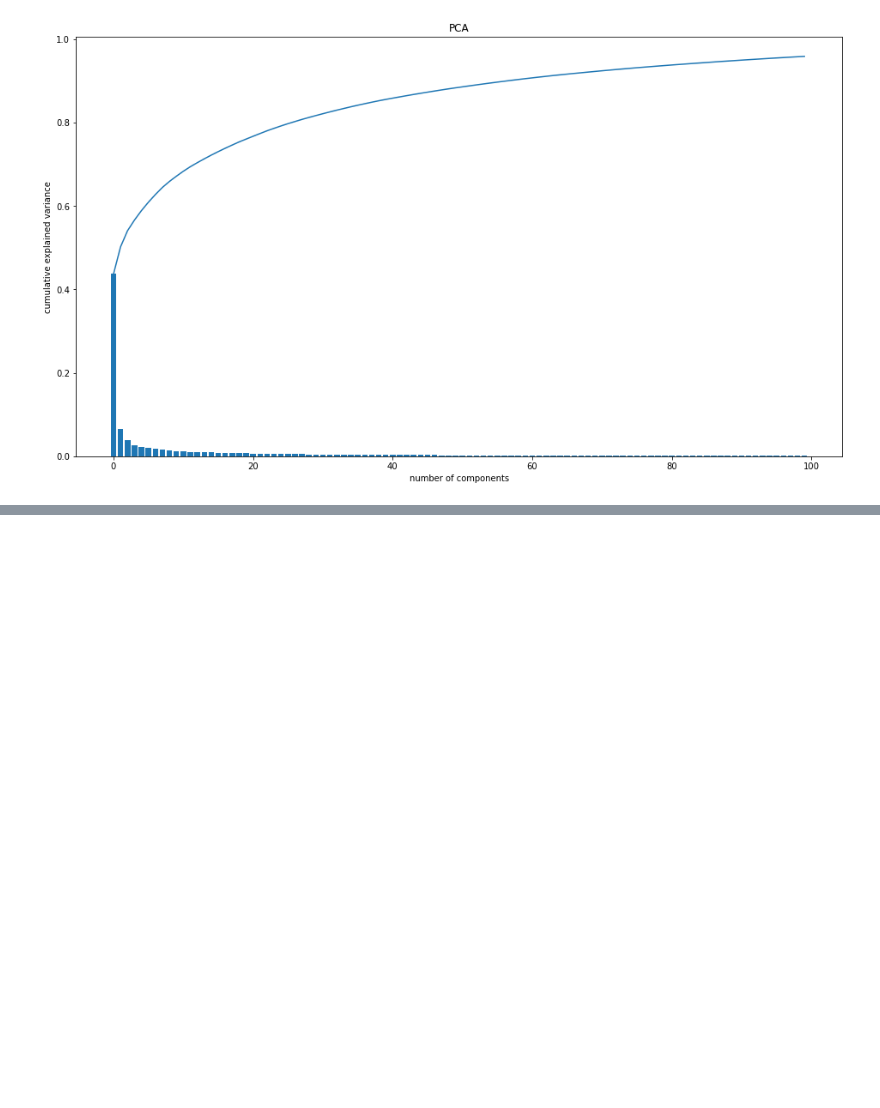
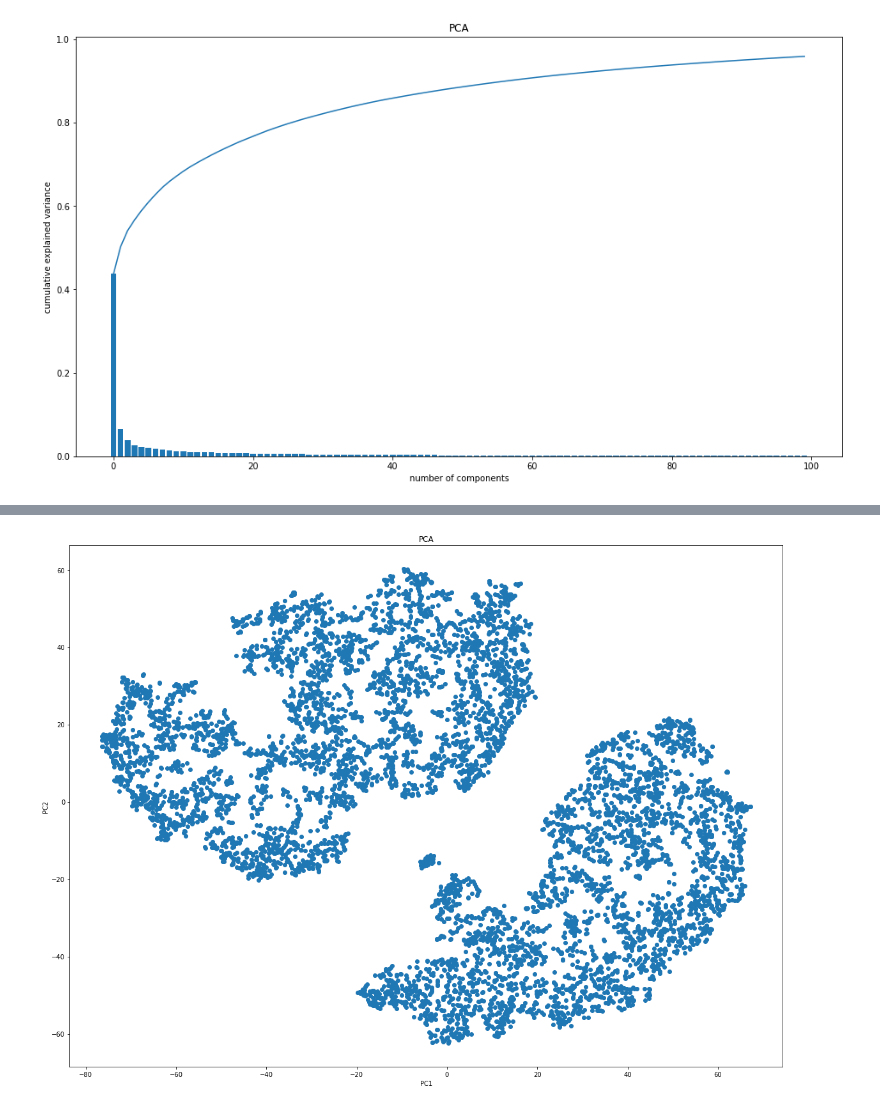
Before and after one commit to gekas145/WUM-2021-Projekty, a Jupyter notebook: Projekt2/feature_engineering_and_baseline.ipynb, the cells around one changed output, grey strips where cells are left out. Saved outputs shown, nothing was run; the diff lists cells and outputs as text; code cells hidden in the pictures; blank space fills up the shorter version.

```diff
--- a/Projekt2/feature_engineering_and_baseline.ipynb
+++ b/Projekt2/feature_engineering_and_baseline.ipynb
@@ -79,3 +106,18 @@ plt.show()
+# %%
+pca = PCA(n_components = 5)
+pca_comp = pca.fit_transform(X_train)
+tsne = TSNE(n_components = 2, perplexity = 50)
+tsne_comp = tsne.fit_transform(pca_comp)
+tsne_comp = reshape(tsne_comp)
+
+plt.rcParams["figure.figsize"] = [20,15]
+plt.scatter(tsne_comp[0], tsne_comp[1])
+plt.xlabel("PC1")
+plt.ylabel("PC2")
+plt.title("PCA")
+plt.show()
+# %% [output]
+[figure, added]
 # %%
 # pca_comp = pd.DataFrame.from_dict({'x': pca_comp[0], 'y': pca_comp[1]})
 
```
Also changed, not shown: parts of 4 cells of this notebook.
